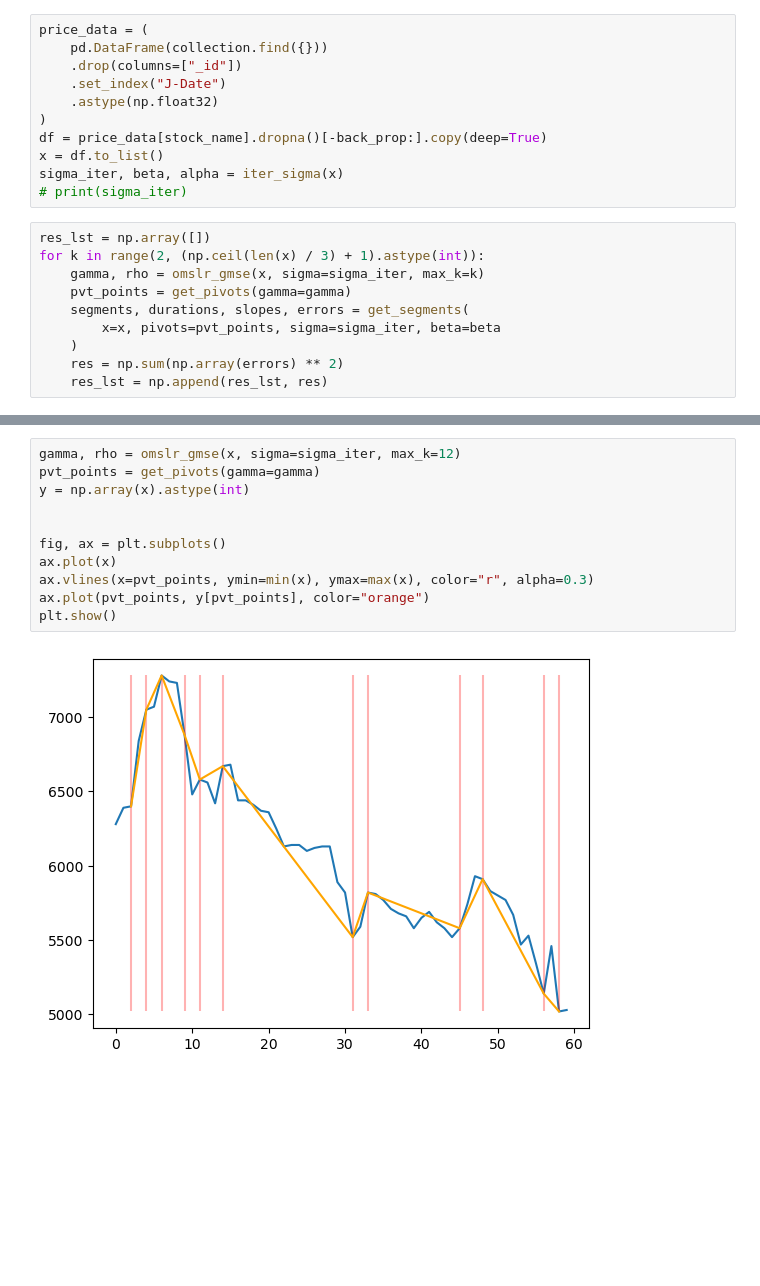
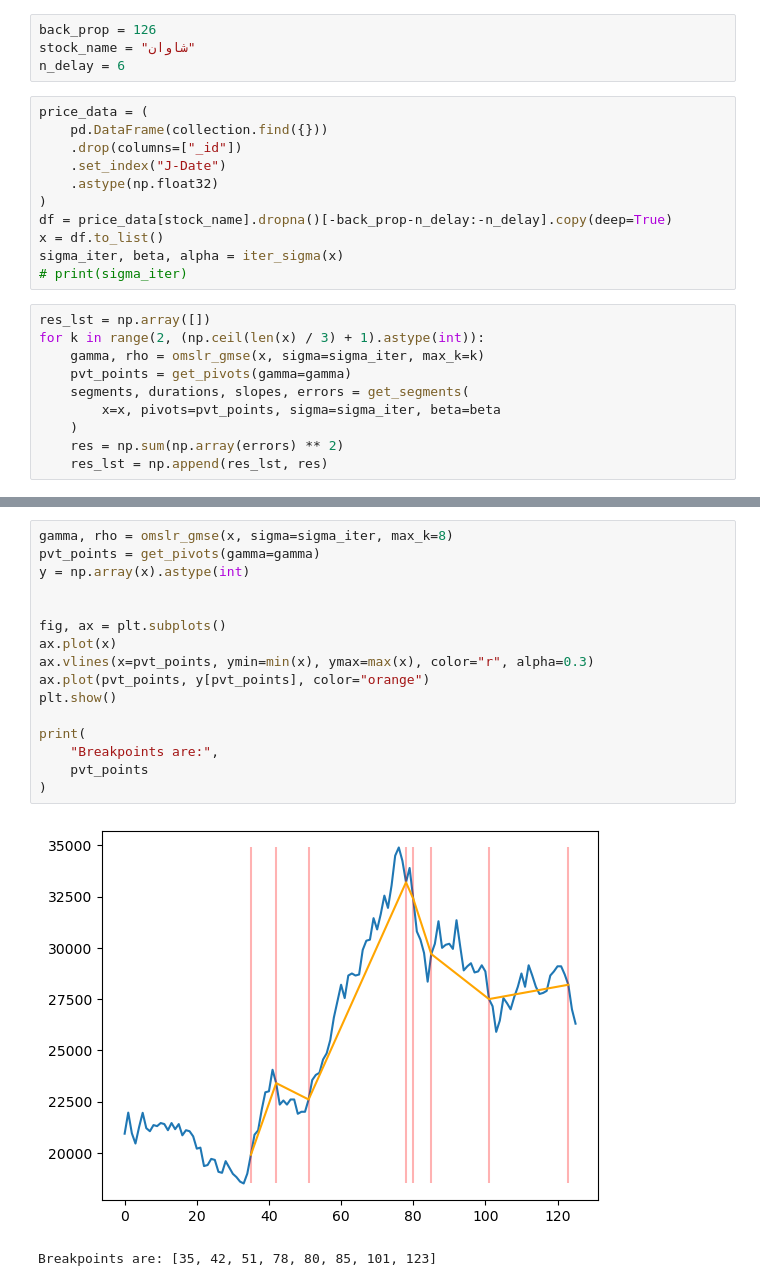
Before and after one commit to Shy-B/OMSLRSegmentation, a Jupyter notebook: test_notebook.ipynb, the cells around one changed output, grey strips where cells are left out. Cells and saved outputs as stored; diff of their text form; blank space fills up the shorter version.

```diff
--- a/test_notebook.ipynb
+++ b/test_notebook.ipynb
@@ -27,3 +31,7 @@ stock_name = "فولاد"
+# %%
+back_prop = 126
+stock_name = "شاوان"
+n_delay = 6
 # %%
 price_data = (
     pd.DataFrame(collection.find({}))
@@ -31,7 +39,7 @@ price_data = (
     .set_index("J-Date")
     .astype(np.float32)
 )
-df = price_data[stock_name].dropna()[-back_prop:].copy(deep=True)
+df = price_data[stock_name].dropna()[-back_prop-n_delay:-n_delay].copy(deep=True)
 x = df.to_list()
 sigma_iter, beta, alpha = iter_sigma(x)
 # print(sigma_iter)
@@ -57,13 +70,19 @@ plt.show()
 # %%
-gamma, rho = omslr_gmse(x, sigma=sigma_iter, max_k=12)
+gamma, rho = omslr_gmse(x, sigma=sigma_iter, max_k=8)
 pvt_points = get_pivots(gamma=gamma)
 y = np.array(x).astype(int)
 
 
 fig, ax = plt.subplots()
 ax.plot(x)
 ax.vlines(x=pvt_points, ymin=min(x), ymax=max(x), color="r", alpha=0.3)
 ax.plot(pvt_points, y[pvt_points], color="orange")
 plt.show()
+
+print(
+    "Breakpoints are:",
+    pvt_points
+)
 # %% [output]
-[figure, old version]
+[figure, new version]
+Breakpoints are: [35, 42, 51, 78, 80, 85, 101, 123]
```
Also changed, not shown: parts of 5 cells of this notebook.
